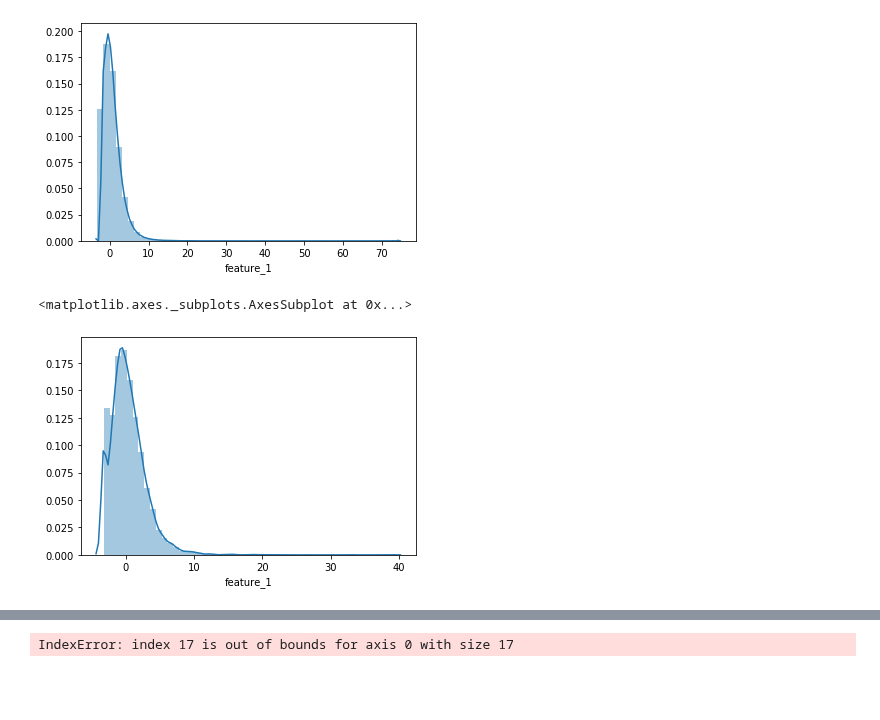
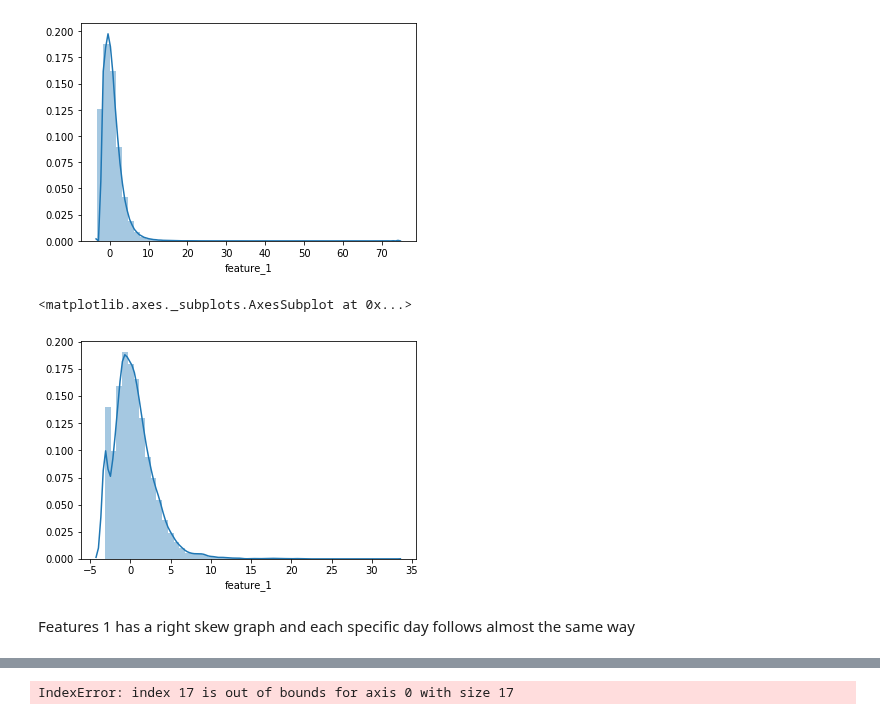
Before and after one commit to rmei97/market_preds, a Jupyter notebook: eda.ipynb, the cells around one changed output, grey strips where cells are left out. Drawn from its saved outputs; the diff is of its cells as text; code cells hidden in the pictures; blank space fills up the shorter version.

```diff
--- a/eda.ipynb
+++ b/eda.ipynb
@@ -404,10 +404,12 @@ sns.distplot(data_retype['feature_1'])
 <matplotlib.axes._subplots.AxesSubplot at 0x...>
 [figure]
 # %%
-sns.distplot(data_retype[data_retype['date'] == 1]['feature_1'])
+sns.distplot(data_retype[data_retype['date'] == 4]['feature_1'])
 # %% [output]
 <matplotlib.axes._subplots.AxesSubplot at 0x...>
-[figure, old version]
+[figure, new version]
+# %% [markdown]
+  Features 1 has a right skew graph and each specific day follows almost the same way
 # %%
 day_zero = data_retype[data_retype['date'] == 0]
 # %%
```
